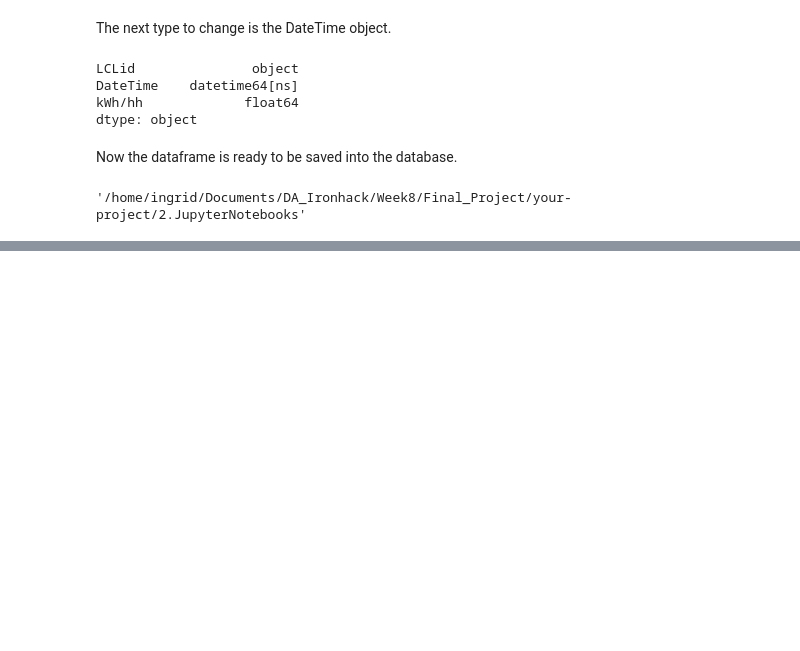
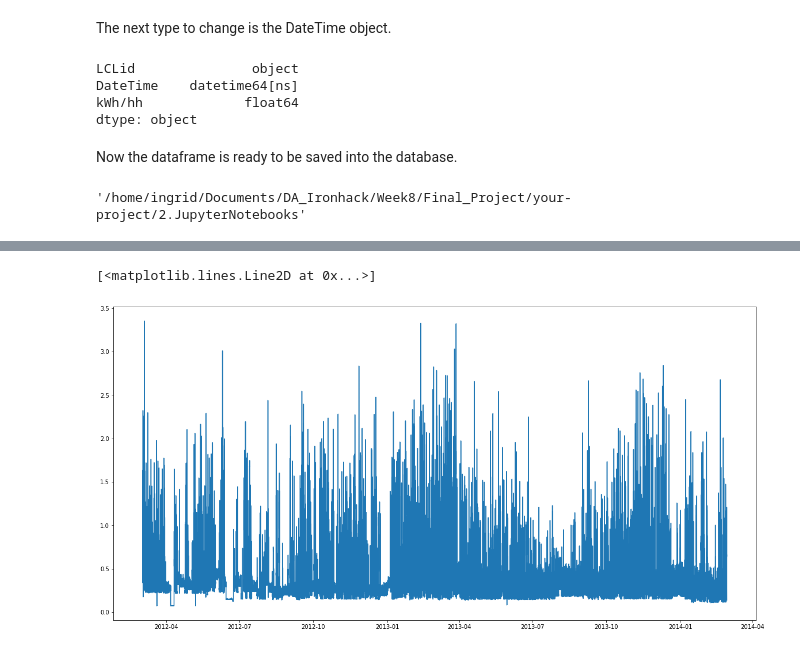
Before and after one commit to wobniarin/Project-Week-8-Final-Project, a Jupyter notebook: your-project/2.JupyterNotebooks/0_Data_Cleaning.ipynb, the cells around one changed output, grey strips where cells are left out. Drawn from its saved outputs; the diff is of its cells as text; code cells hidden in the pictures; blank space fills up the shorter version.

```diff
--- a/your-project/2.JupyterNotebooks/0_Data_Cleaning.ipynb
+++ b/your-project/2.JupyterNotebooks/0_Data_Cleaning.ipynb
@@ -394,2 +400,0 @@ plt.plot(halfhourly_block12[halfhourly_block12['LCLid']=='MAC000291']['tstp'], h
-# %%
-halfhourly_block12.index = halfhourly_block12['tstp']
@@ -418,2 +409,0 @@ Index(['LCLid', 'tstp', 'energy(kWh/hh)'], dtype='object')
-# %%
-halfhourly_block12.columns = ['LCLid', 'DateTime', 'kWh/hh']
@@ -425,0 +412,3 @@ plt.plot(halfhourly_block12[halfhourly_block12['LCLid']=='MAC000291']['DateTime'
+# %%
+# Filtering our dataset with only the information of the user with ID MAC000291
+MAC000291_df = halfhourly_block12[halfhourly_block12['LCLid']=='MAC000291']
@@ -425,0 +425,7 @@ plt.plot(halfhourly_block12[halfhourly_block12['LCLid']=='MAC000291']['DateTime'
+# %%
+# Creating a figure to see how the time-series variable looks like
+plt.figure(figsize=(20,10))
+plt.plot(MAC000291_df['DateTime'], MAC000291_df['kWh/hh'])
+# %% [output]
+[<matplotlib.lines.Line2D at 0x...>]
+[figure, added]
```
Also changed, not shown: parts of 35 cells of this notebook, 1 other file.
